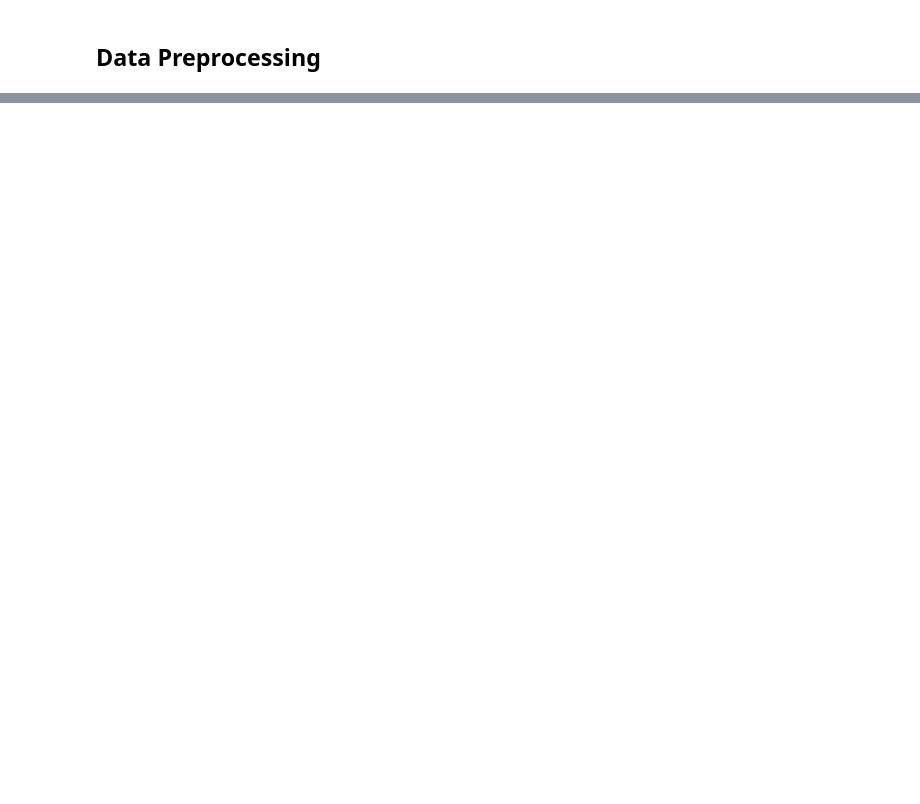
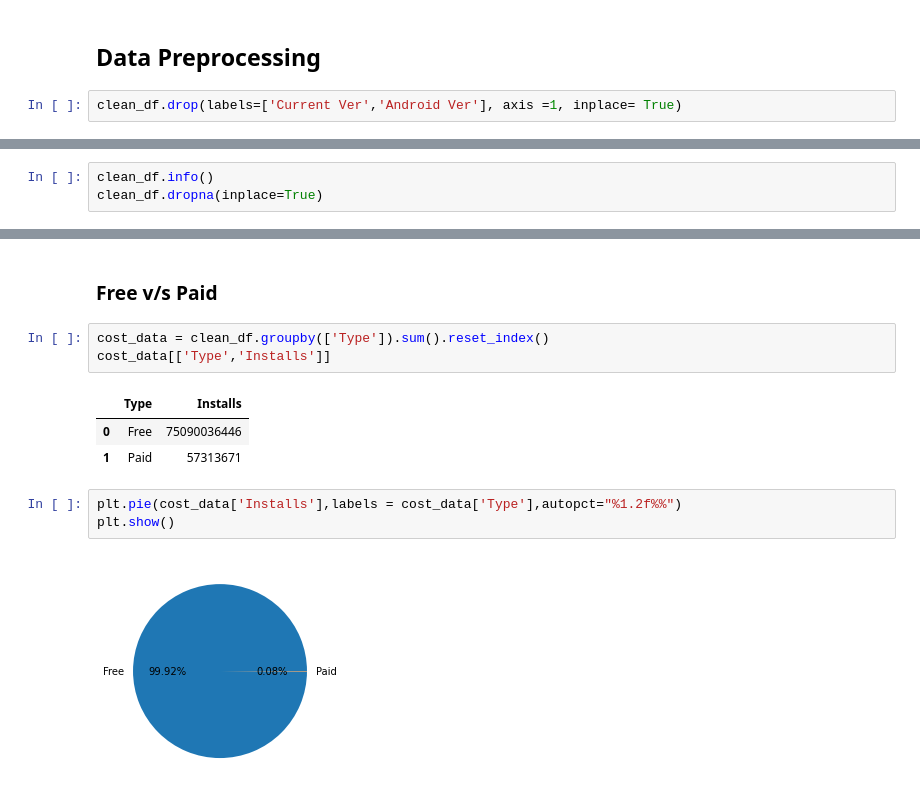
Before and after one commit to XaviPat01/ML-Models, a Jupyter notebook: Major_Project_2.ipynb, the cells around one changed output, grey strips where cells are left out. Saved outputs shown, nothing was run; the diff lists cells and outputs as text; blank space fills up the shorter version.

```diff
--- a/Major_Project_2.ipynb
+++ b/Major_Project_2.ipynb
@@ -236,2 +277,4 @@ print(mean, median, mode)
 # %% [markdown]
 ## **Data Preprocessing**
+# %%
+clean_df.drop(labels=['Current Ver','Android Ver'], axis =1, inplace= True)
@@ -237,0 +338,3 @@ print(mean, median, mode)
+# %%
+clean_df.info()
+clean_df.dropna(inplace=True)
@@ -237,0 +439,14 @@ print(mean, median, mode)
+# %% [markdown]
+### **Free v/s Paid**
+# %%
+cost_data = clean_df.groupby(['Type']).sum().reset_index()
+cost_data[['Type','Installs']]
+# %% [output]
+|  | Type | Installs |
+| 0 | Free | 75090036446 |
+| 1 | Paid | 57313671 |
+# %%
+plt.pie(cost_data['Installs'],labels = cost_data['Type'],autopct="%1.2f%%")
+plt.show()
+# %% [output]
+[figure, added]
```
Also changed, not shown: parts of 91 cells of this notebook.
